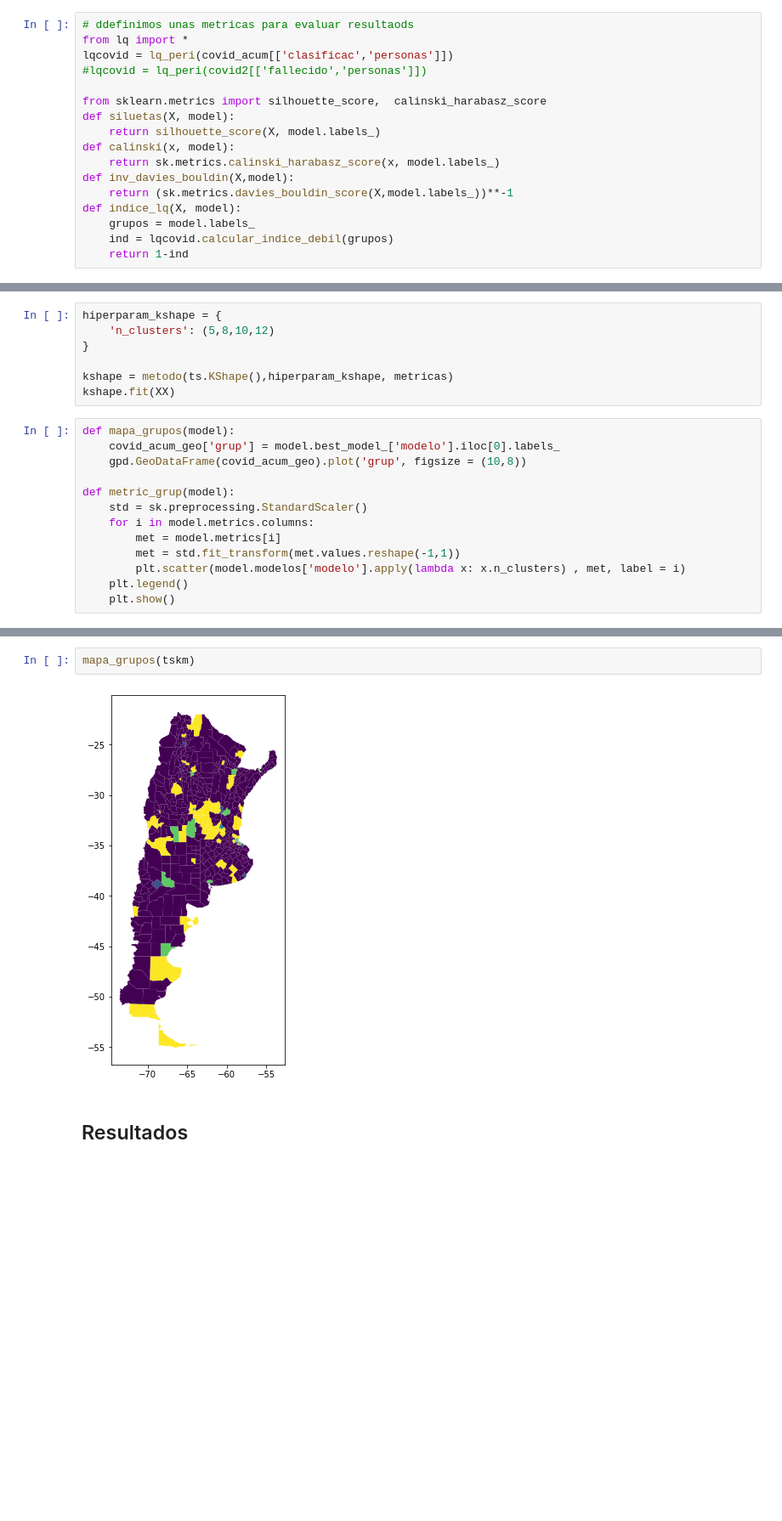
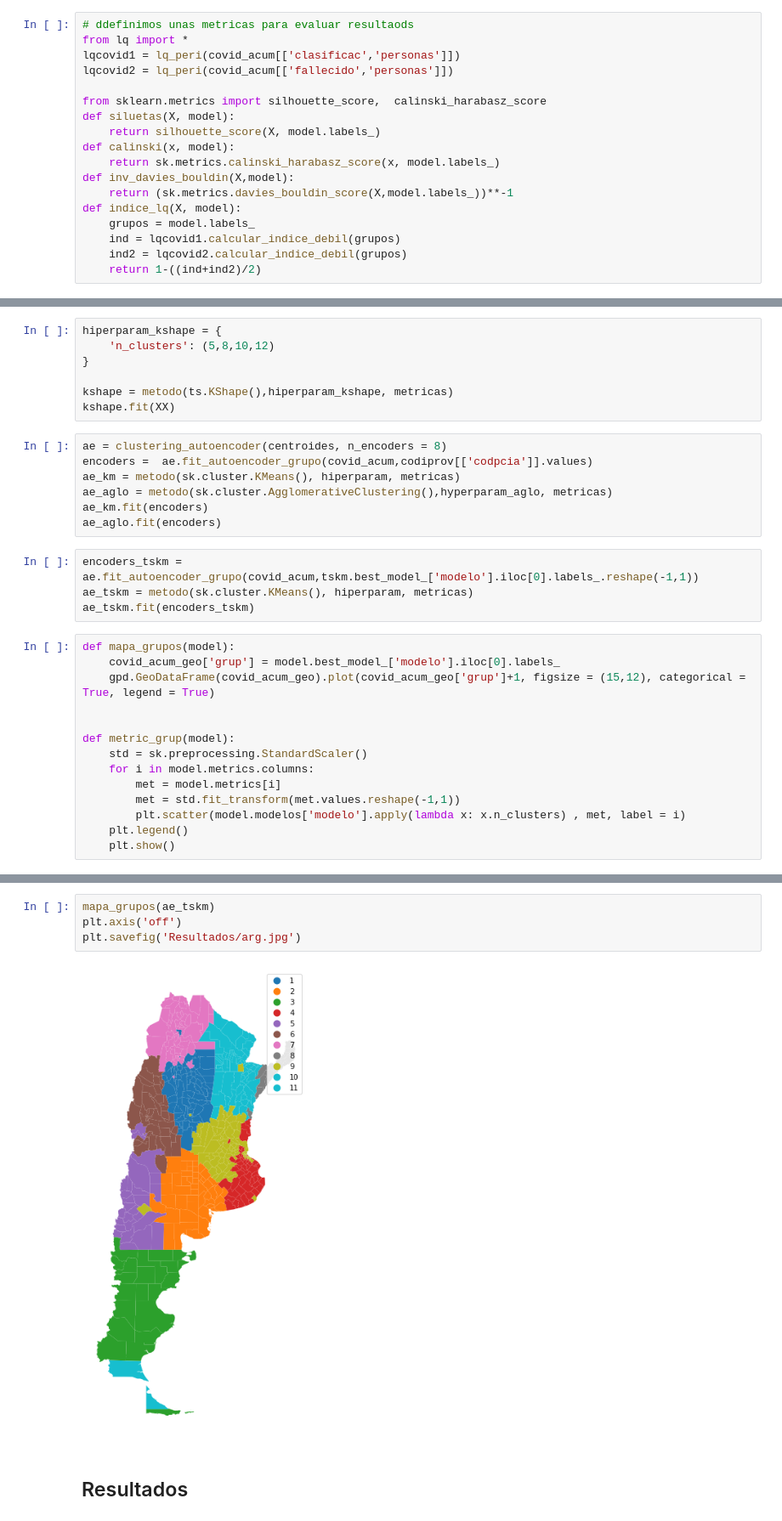
Before and after one commit to pabanib/Covid2, a Jupyter notebook: metodos_clust.ipynb, the cells around one changed output, grey strips where cells are left out. Shown: that part at 85% size. Drawn from its saved outputs; the diff is of its cells as text; blank space fills up the shorter version.

```diff
--- a/metodos_clust.ipynb
+++ b/metodos_clust.ipynb
@@ -114,8 +132,8 @@ pipe = sk.pipeline.Pipeline([
 # %%
 # ddefinimos unas metricas para evaluar resultaods
 from lq import *
-lqcovid = lq_peri(covid_acum[['clasificac','personas']])
-#lqcovid = lq_peri(covid2[['fallecido','personas']])
+lqcovid1 = lq_peri(covid_acum[['clasificac','personas']])
+lqcovid2 = lq_peri(covid_acum[['fallecido','personas']])
 
 from sklearn.metrics import silhouette_score,  calinski_harabasz_score
 def siluetas(X, model):
@@ -126,8 +144,9 @@ def inv_davies_bouldin(X,model):
     return (sk.metrics.davies_bouldin_score(X,model.labels_))**-1
 def indice_lq(X, model):
     grupos = model.labels_
-    ind = lqcovid.calcular_indice_debil(grupos)
-    return 1-ind
+    ind = lqcovid1.calcular_indice_debil(grupos)
+    ind2 = lqcovid2.calcular_indice_debil(grupos)
+    return 1-((ind+ind2)/2)
 # %%
 import sklearn.cluster
 hiperparam = {
@@ -212,10 +231,22 @@ hiperparam_kshape = {
 
 kshape = metodo(ts.KShape(),hiperparam_kshape, metricas)
 kshape.fit(XX)
+# %%
+ae = clustering_autoencoder(centroides, n_encoders = 8)
+encoders =  ae.fit_autoencoder_grupo(covid_acum,codiprov[['codpcia']].values)
+ae_km = metodo(sk.cluster.KMeans(), hiperparam, metricas)
+ae_aglo = metodo(sk.cluster.AgglomerativeClustering(),hyperparam_aglo, metricas)
+ae_km.fit(encoders)
+ae_aglo.fit(encoders)
+# %%
+encoders_tskm = ae.fit_autoencoder_grupo(covid_acum,tskm.best_model_['modelo'].iloc[0].labels_.reshape(-1,1))
+ae_tskm = metodo(sk.cluster.KMeans(), hiperparam, metricas)
+ae_tskm.fit(encoders_tskm)
 # %%
 def mapa_grupos(model):
     covid_acum_geo['grup'] = model.best_model_['modelo'].iloc[0].labels_
-    gpd.GeoDataFrame(covid_acum_geo).plot('grup', figsize = (10,8))
+    gpd.GeoDataFrame(covid_acum_geo).plot(covid_acum_geo['grup']+1, figsize = (15,12), categorical = True, legend = True)
+
 
 def metric_grup(model):
     std = sk.preprocessing.StandardScaler()
@@ -250,7 +282,9 @@ pd.concat(l)
 # %%
-mapa_grupos(tskm)
+mapa_grupos(ae_tskm)
+plt.axis('off')
+plt.savefig('Resultados/arg.jpg')
 # %% [output]
-[figure, old version]
+[figure, new version]
 # %% [markdown]
 ## Resultados
 # %%
```
Also changed, not shown: parts of 5 cells of this notebook, 41 other files.
